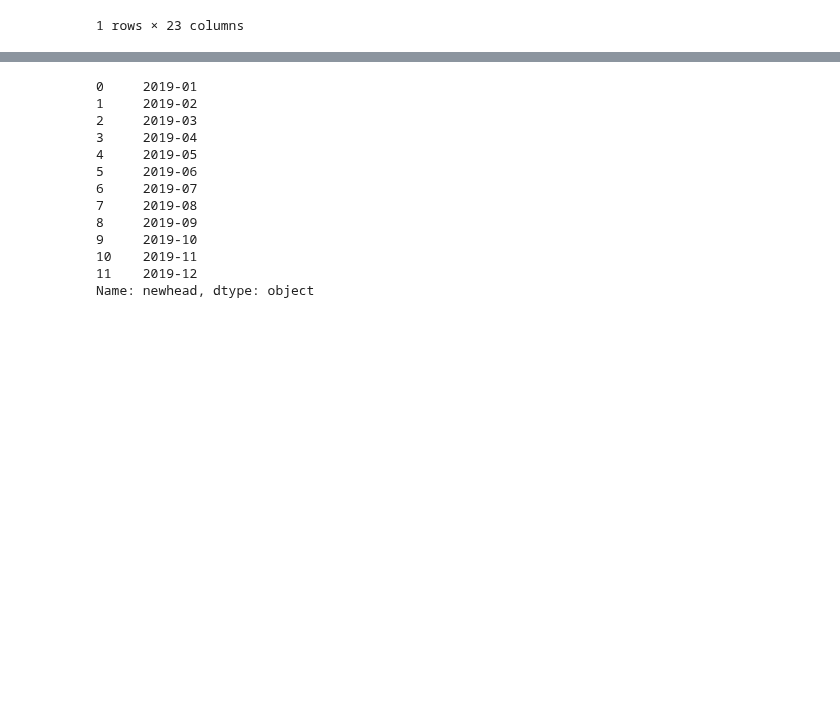
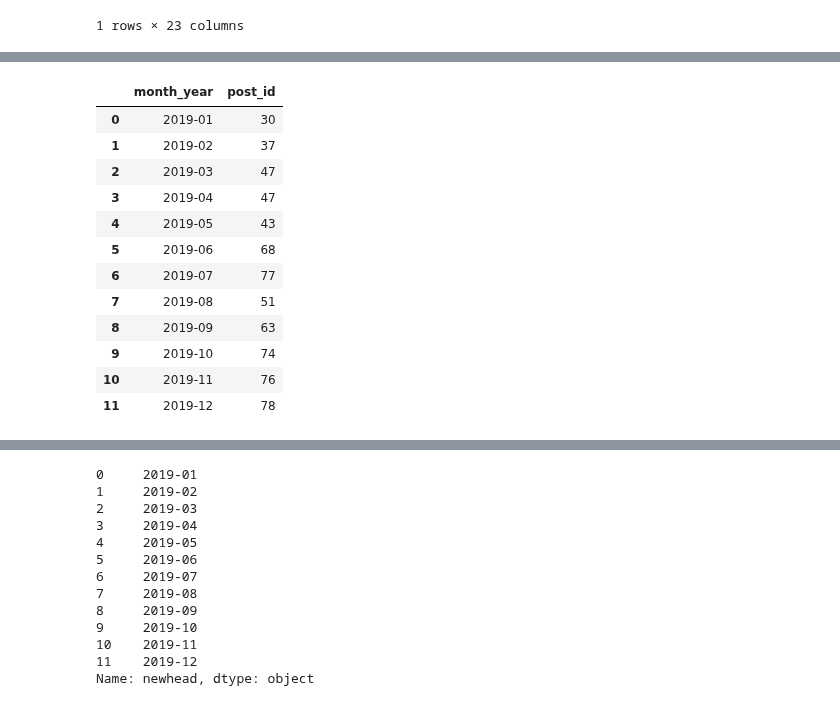
Before and after one commit to twtzuyuchen/Politisc_and_information, a Jupyter notebook: 陳子瑜＿0322＿黃國昌.ipynb, the cells around one changed output, grey strips where cells are left out. Drawn from its saved outputs; the diff is of its cells as text; code cells hidden in the pictures; blank space fills up the shorter version.

```diff
--- a/陳子瑜＿0322＿黃國昌.ipynb
+++ b/陳子瑜＿0322＿黃國昌.ipynb
@@ -51,0 +101,19 @@ See the caveats in the documentation: https://pandas.pydata.org/pandas-docs/stab
+# %%
+whole_year = huang[['post_id','month_year']].groupby('month_year').count()
+whole_year.index.name = 'month_year'
+whole_year.reset_index(inplace=True)
+whole_year
+# %% [output]
+|  | month_year | post_id |
+| 0 | 2019-01 | 30 |
+| 1 | 2019-02 | 37 |
+| 2 | 2019-03 | 47 |
+| 3 | 2019-04 | 47 |
+| 4 | 2019-05 | 43 |
+| 5 | 2019-06 | 68 |
+| 6 | 2019-07 | 77 |
+| 7 | 2019-08 | 51 |
+| 8 | 2019-09 | 63 |
+| 9 | 2019-10 | 74 |
+| 10 | 2019-11 | 76 |
+| 11 | 2019-12 | 78 |
```
Also changed, not shown: parts of 7 cells of this notebook.
